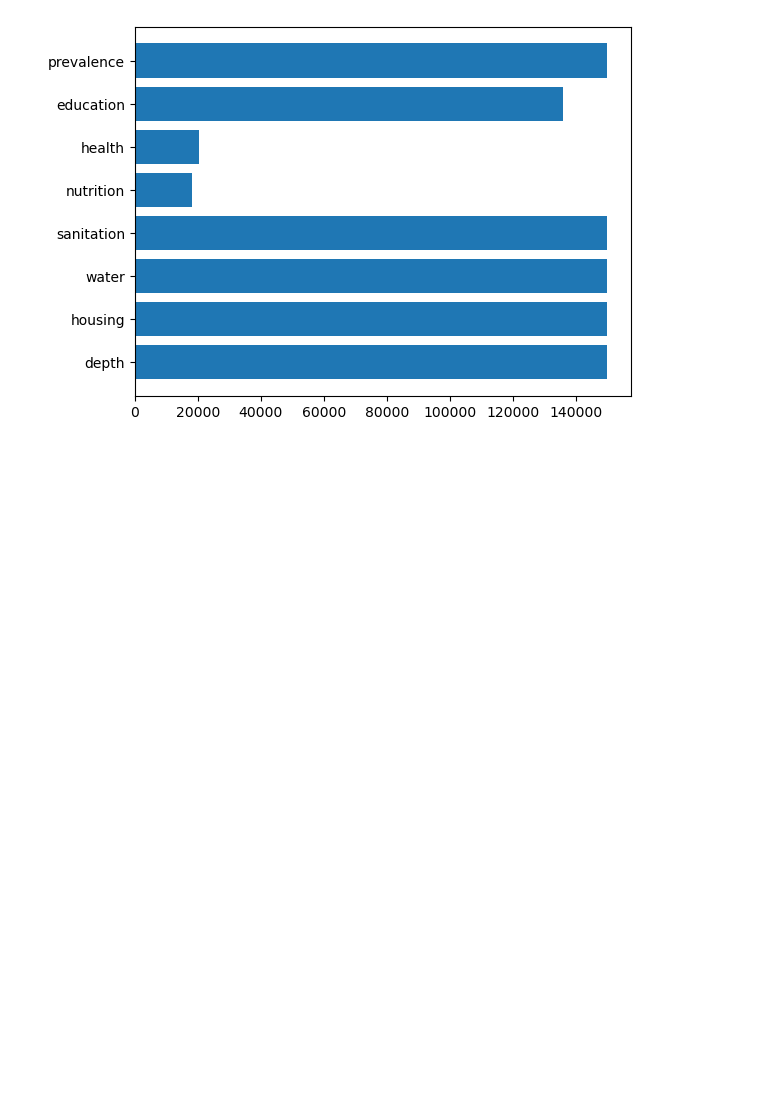
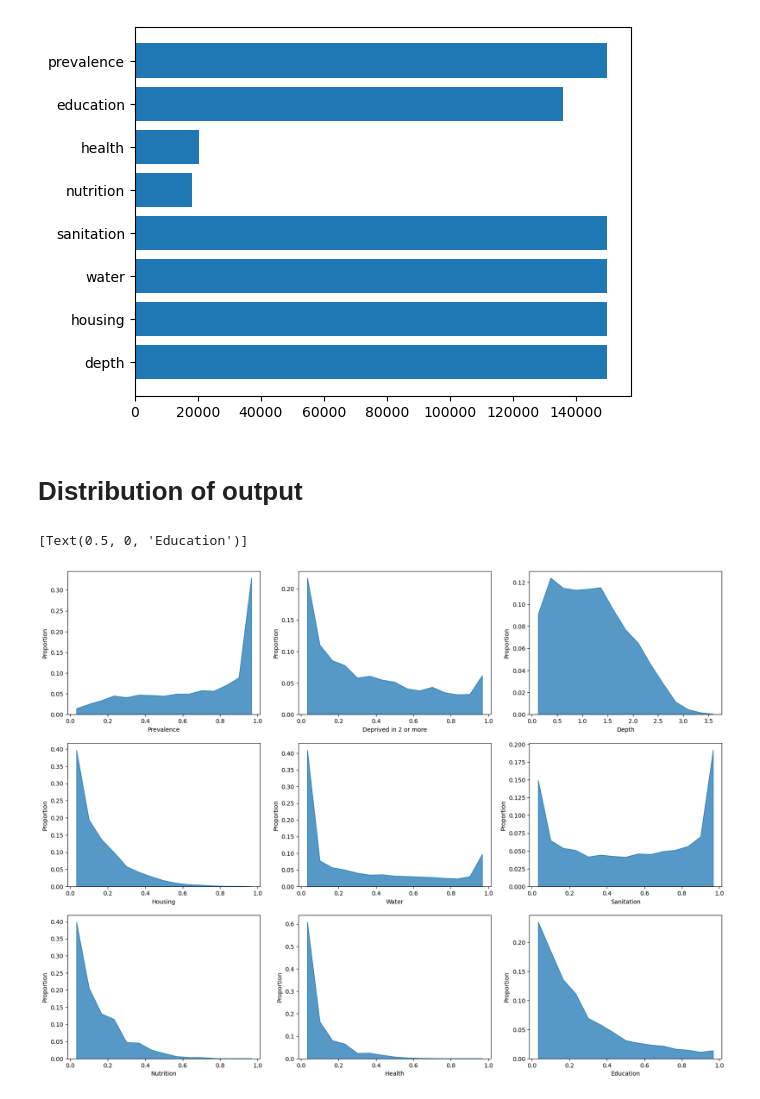
Before and after one commit to marinavicini/stc_continuing, a Jupyter notebook: notebooks/MV_figures_thesis.ipynb, the cells around one changed output. Saved outputs shown, nothing was run; the diff lists cells and outputs as text; code cells hidden in the pictures; blank space fills up the shorter version.

Commit message:
distribution output

```diff
--- a/notebooks/MV_figures_thesis.ipynb
+++ b/notebooks/MV_figures_thesis.ipynb
@@ -367,3 +367,29 @@ plt.barh(list(d_neigh.keys()), list(d_neigh.values()))
 _ = ax.set_yticklabels(labels)
 # %% [output]
 [figure]
+# %% [markdown]
+# Distribution of output
+# %%
+import matplotlib.pyplot as plt
+import seaborn as sns
+
+stat = 'proportion'
+bins = 15
+elem = 'poly'
+
+fig, axs = plt.subplots(figsize=(20,15), nrows = 3, ncols=3)
+ax00 = sns.histplot(hexes_dhs['deprived_sev'], stat=stat, bins = bins, element= elem, ax=axs[0, 0]).set(xlabel='Prevalence')
+
+sns.histplot(hexes_dhs['dep_2_or_more_sev'], stat=stat, bins = bins, element= elem, ax=axs[0, 1]).set(xlabel='Deprived in 2 or more')
+sns.histplot(hexes_dhs['sumpoor_sev'], stat=stat, bins = bins, element= elem, ax=axs[0, 2]).set(xlabel='Depth')
+
+sns.histplot(hexes_dhs['dep_housing_sev'], stat=stat, bins = bins, element= elem, ax=axs[1, 0]).set(xlabel='Housing')
+sns.histplot(hexes_dhs['dep_water_sev'], stat=stat, bins = bins, element= elem, ax=axs[1, 1]).set(xlabel='Water')
+sns.histplot(hexes_dhs['dep_sanitation_sev'], stat=stat, bins = bins, element= elem, ax=axs[1,2]).set(xlabel='Sanitation')
+
+sns.histplot(hexes_dhs['dep_nutrition_sev'], stat=stat, bins = bins, element= elem, ax=axs[2,0]).set(xlabel='Nutrition')
+sns.histplot(hexes_dhs['dep_health_sev'], stat=stat, bins = bins, element= elem, ax=axs[2,1]).set(xlabel='Health')
+sns.histplot(hexes_dhs['dep_education_sev'], stat=stat, bins = bins, element= elem, ax=axs[2,2]).set(xlabel='Education')
+# %% [output]
+[Text(0.5, 0, 'Education')]
+[figure, added]
```
Also changed, not shown: parts of 1 cell of this notebook.
